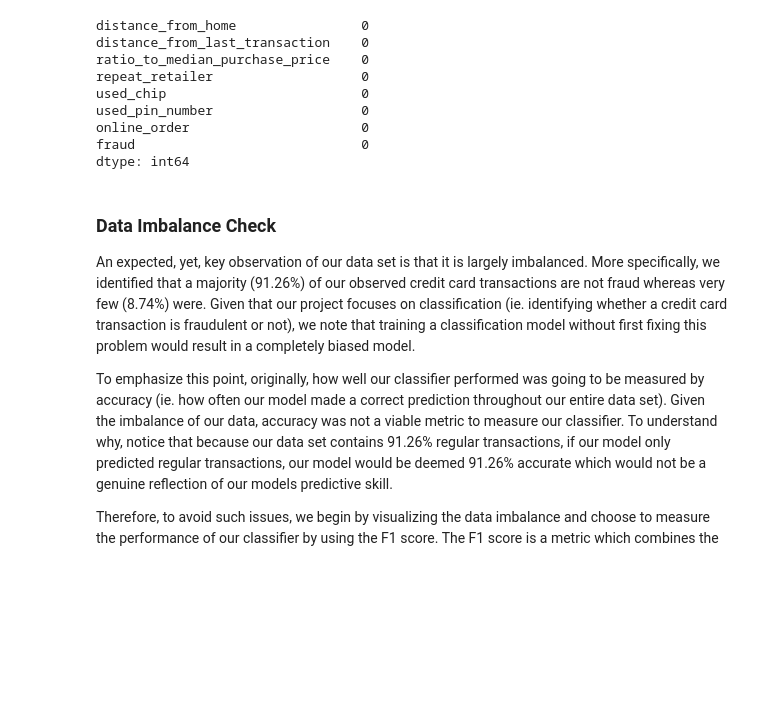
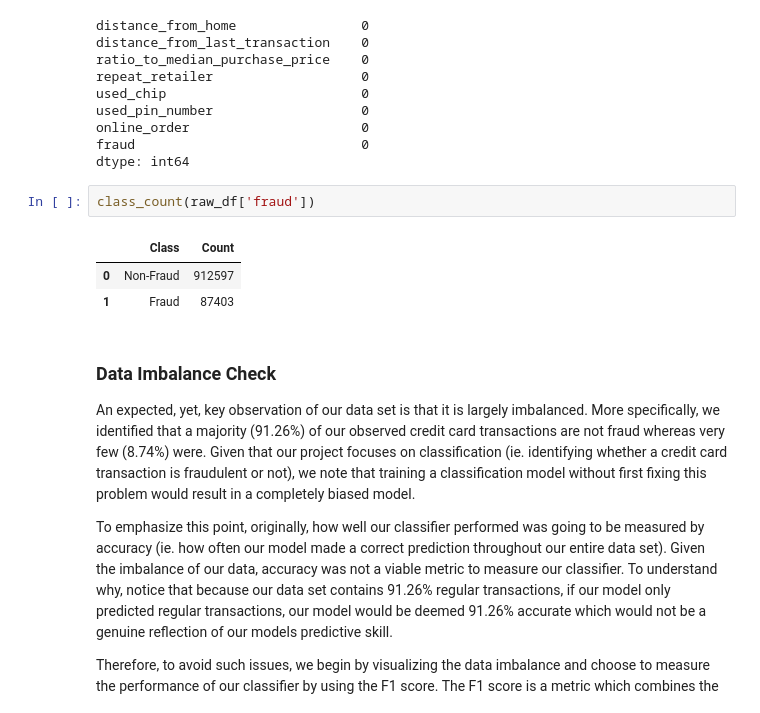
Before and after one commit to JonAndYu/ECON323-Project, a Jupyter notebook: project.ipynb, the cells around one changed output. Cells and saved outputs as stored; diff of their text form; blank space fills up the shorter version.

```diff
--- a/project.ipynb
+++ b/project.ipynb
@@ -172,6 +166,12 @@ used_pin_number                   0
 online_order                      0
 fraud                             0
 dtype: int64
+# %%
+class_count(raw_df['fraud'])
+# %% [output]
+|  | Class | Count |
+| 0 | Non-Fraud | 912597 |
+| 1 | Fraud | 87403 |
 # %% [markdown]
 ### Data Imbalance Check
 
```
Also changed, not shown: parts of 21 cells of this notebook.
